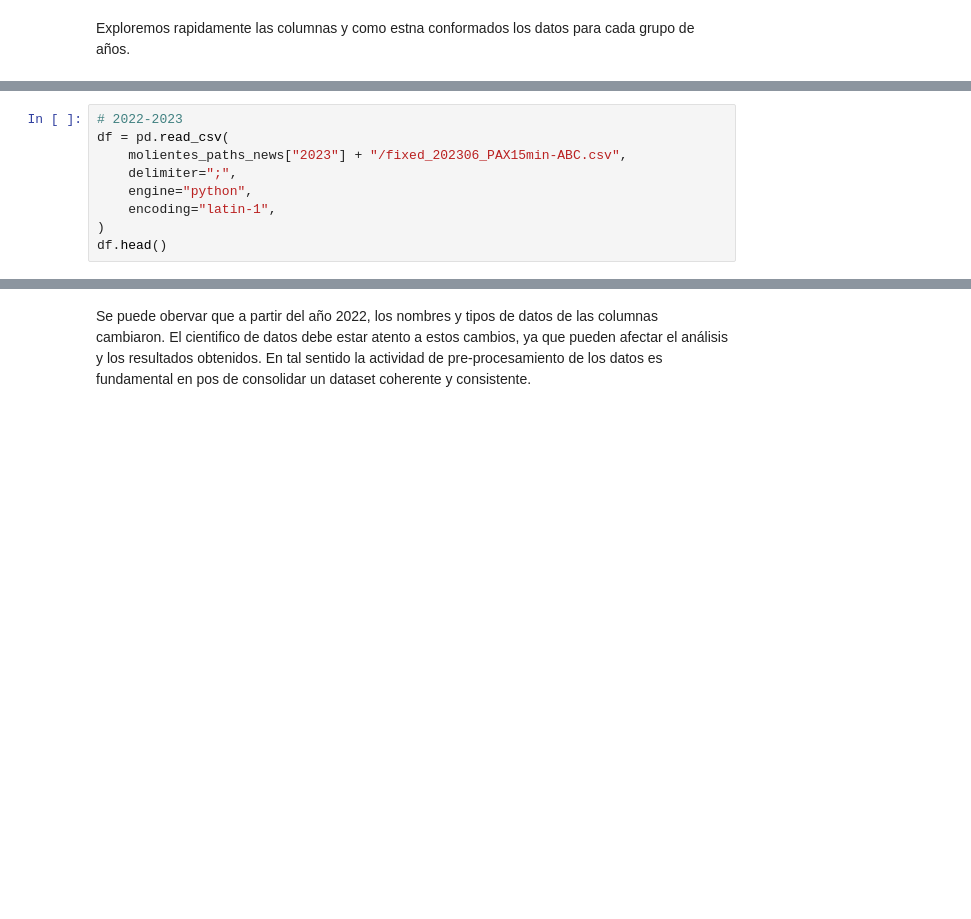
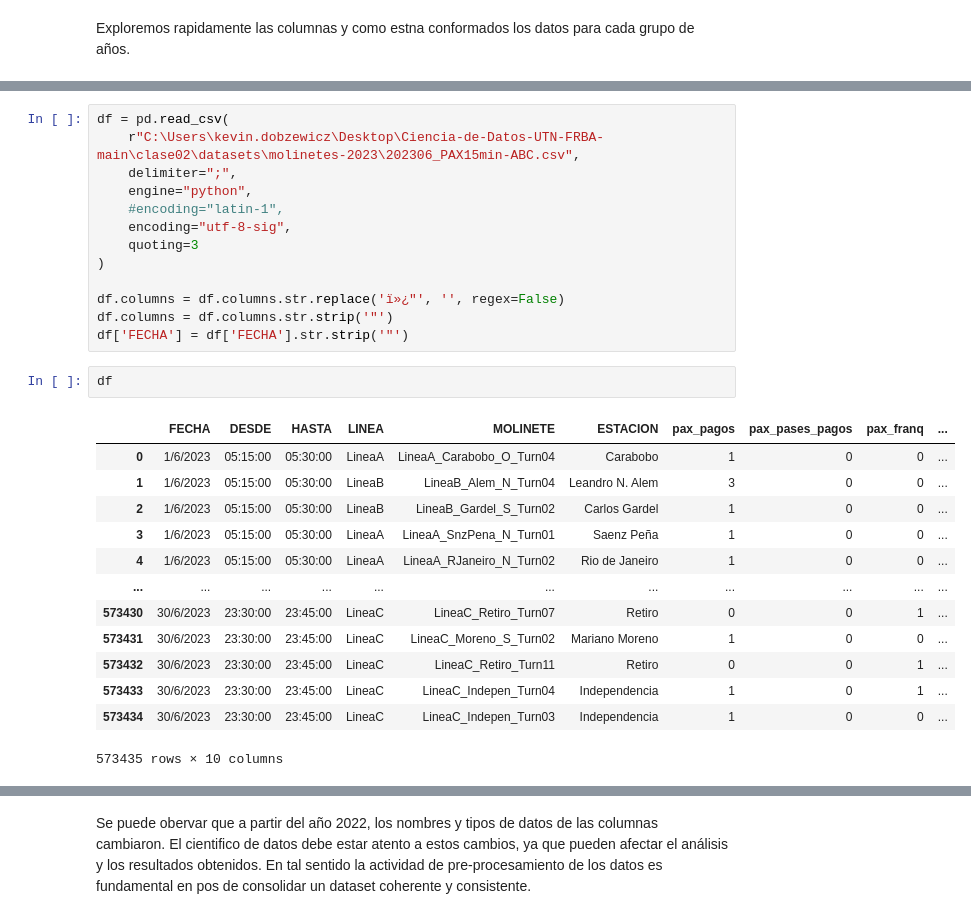
Before and after one commit to clusterai/Ciencia-de-Datos-UTN-FRBA, a Jupyter notebook: clase02/clusterai_clase02_subtes_II.ipynb, the cells around one changed output, grey strips where cells are left out. Cells and saved outputs as stored; diff of their text form; blank space fills up the shorter version.

Commit message:
2026_clase_02

```diff
--- a/clase02/clusterai_clase02_subtes_II.ipynb
+++ b/clase02/clusterai_clase02_subtes_II.ipynb
@@ -56,9 +74,29 @@ df.head()
-# %%
-# 2022-2023
-df = pd.read_csv(
-    molientes_paths_news["2023"] + "/fixed_202306_PAX15min-ABC.csv",
-    delimiter=";",
-    engine="python",
-    encoding="latin-1",
-)
-df.head()
+# %%
+df = pd.read_csv(
+    r"C:\Users\kevin.dobzewicz\Desktop\Ciencia-de-Datos-UTN-FRBA-main\clase02\datasets\molinetes-2023\202306_PAX15min-ABC.csv",
+    delimiter=";",
+    engine="python",
+    #encoding="latin-1",
+    encoding="utf-8-sig",
+    quoting=3
+)
+
+df.columns = df.columns.str.replace('ï»¿"', '', regex=False)
+df.columns = df.columns.str.strip('"')
+df['FECHA'] = df['FECHA'].str.strip('"')
+# %%
+df
+# %% [output]
+|  | FECHA | DESDE | HASTA | LINEA | MOLINETE | ESTACION | pax_pagos | pax_pases_pagos | pax_franq | ... |
+| 0 | 1/6/2023 | 05:15:00 | 05:30:00 | LineaA | LineaA_Carabobo_O_Turn04 | Carabobo | 1 | 0 | 0 | ... |
+| 1 | 1/6/2023 | 05:15:00 | 05:30:00 | LineaB | LineaB_Alem_N_Turn04 | Leandro N. Alem | 3 | 0 | 0 | ... |
+| 2 | 1/6/2023 | 05:15:00 | 05:30:00 | LineaB | LineaB_Gardel_S_Turn02 | Carlos Gardel | 1 | 0 | 0 | ... |
+| 3 | 1/6/2023 | 05:15:00 | 05:30:00 | LineaA | LineaA_SnzPena_N_Turn01 | Saenz Peña | 1 | 0 | 0 | ... |
+| 4 | 1/6/2023 | 05:15:00 | 05:30:00 | LineaA | LineaA_RJaneiro_N_Turn02 | Rio de Janeiro | 1 | 0 | 0 | ... |
+| ... | ... | ... | ... | ... | ... | ... | ... | ... | ... | ... |
+| 573430 | 30/6/2023 | 23:30:00 | 23:45:00 | LineaC | LineaC_Retiro_Turn07 | Retiro | 0 | 0 | 1 | ... |
+| 573431 | 30/6/2023 | 23:30:00 | 23:45:00 | LineaC | LineaC_Moreno_S_Turn02 | Mariano Moreno | 1 | 0 | 0 | ... |
+| 573432 | 30/6/2023 | 23:30:00 | 23:45:00 | LineaC | LineaC_Retiro_Turn11 | Retiro | 0 | 0 | 1 | ... |
+| 573433 | 30/6/2023 | 23:30:00 | 23:45:00 | LineaC | LineaC_Indepen_Turn04 | Independencia | 1 | 0 | 1 | ... |
+| 573434 | 30/6/2023 | 23:30:00 | 23:45:00 | LineaC | LineaC_Indepen_Turn03 | Independencia | 1 | 0 | 0 | ... |
+573435 rows × 10 columns
```
Also changed, not shown: parts of 25 cells of this notebook, 1 other file.
